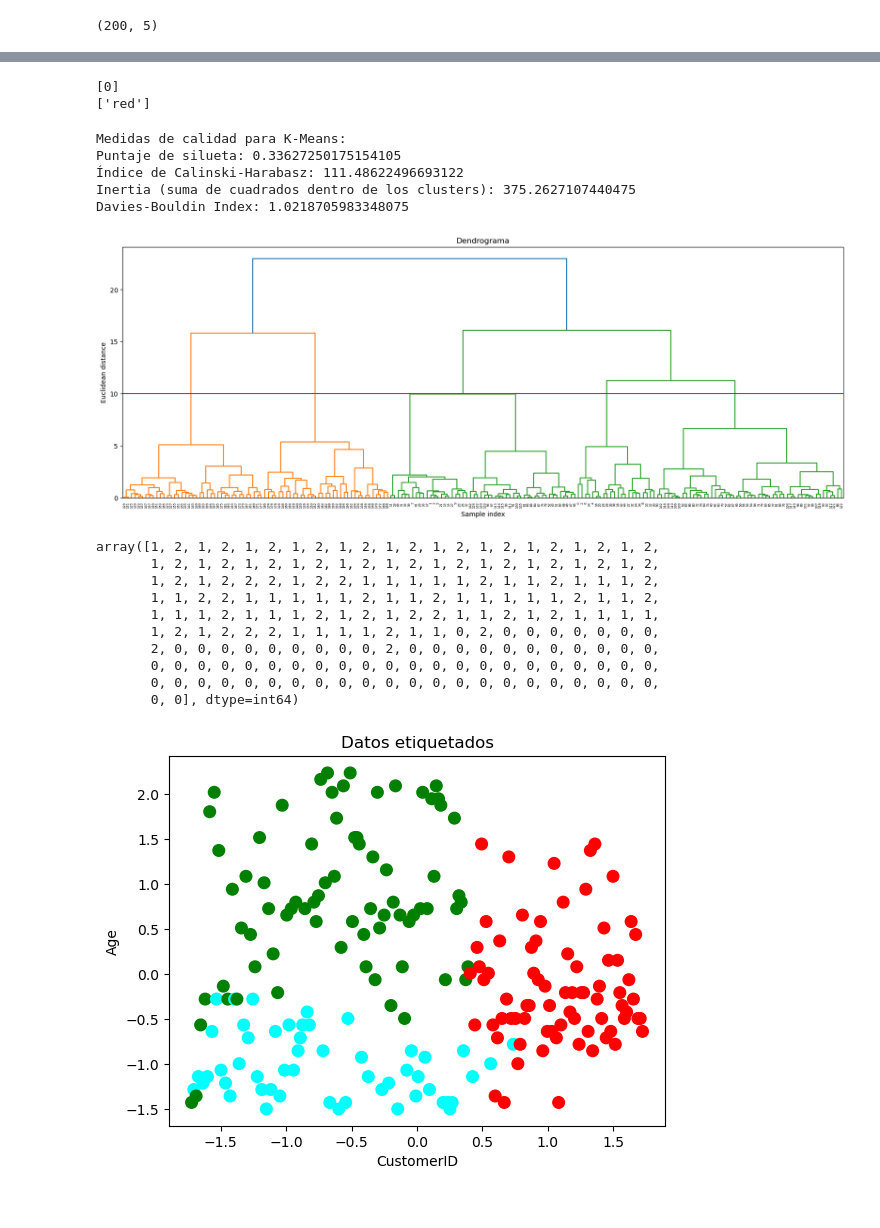
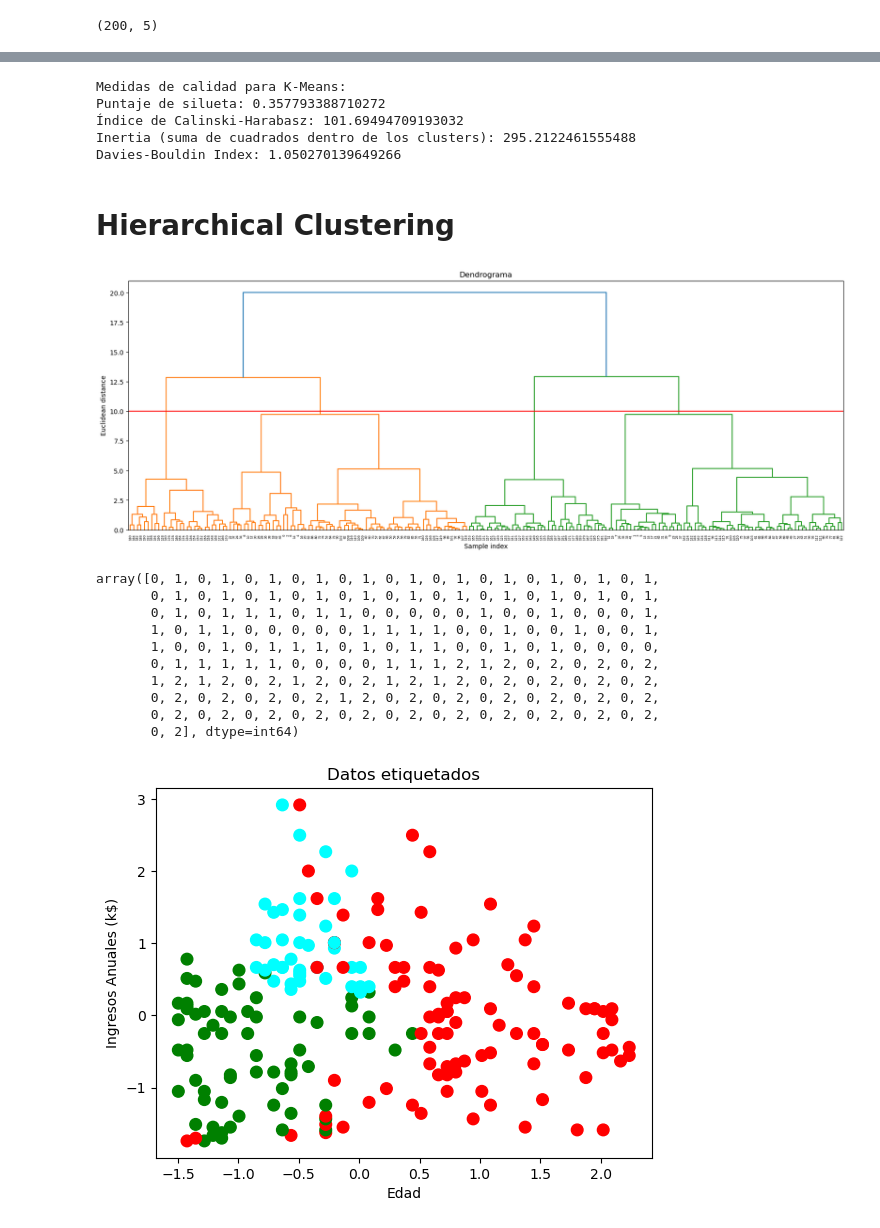
Before and after one commit to AnalisisDeDatosGrupo-202016908-5/An-lisis-de-Datos, a Jupyter notebook: Algoritmo_no_Supervisado_2.ipynb, the cells around one changed output, grey strips where cells are left out. Saved outputs shown, nothing was run; the diff lists cells and outputs as text; code cells hidden in the pictures.

```diff
--- a/Algoritmo_no_Supervisado_2.ipynb
+++ b/Algoritmo_no_Supervisado_2.ipynb
@@ -29,4 +36,5 @@ dataset.shape
 # %% [output]
 (200, 5)
 # %%
-data=dataset.drop(['Gender'], axis=1)
+#Eliminamos las columnas Genero y ClienteID
+data=dataset.drop(['CustomerID','Gender'], axis=1)
@@ -33 +54,3 @@ data=dataset.drop(['Gender'], axis=1)
+# %%
+data = data.rename(columns={'Age':'Edad','Annual Income (k$)':'Ingresos Anuales (k$)','Spending Score (1-100)':'Puntuación de Gastos (1-100)'})
 # %%
@@ -133,5 +155,5 @@ plt.show()
 # %%
-kmeans = KMeans(n_clusters=3).fit(X)
+kmeans = KMeans(n_clusters=5).fit(X)
 centroids = kmeans.cluster_centers_
 centroids
 # %% [output]
@@ -183,14 +207,3 @@ plt.show()
-# %%
-X_new = scaler.fit_transform(np.array([[5.4,3.3,1.2,0.25]]))
-new_label = kmeans.predict(X_new)
-color=[]
-for row in new_label:
-    color.append(colores[row])
-print(new_label)
-print(color)
-# %% [output]
-[0]
-['red']
 # %%
 # Calcular medidas de calidad para K-Means
 print("Medidas de calidad para K-Means:")
@@ -200,7 +213,7 @@ print("Inertia (suma de cuadrados dentro de los clusters):", kmeans.inertia_)
 print("Davies-Bouldin Index:", metrics.davies_bouldin_score(X, labels))
 # %% [output]
 Medidas de calidad para K-Means:
-Puntaje de silueta: 0.33627250175154105
-Índice de Calinski-Harabasz: 111.48622496693122
-Inertia (suma de cuadrados dentro de los clusters): 375.2627107440475
-Davies-Bouldin Index: 1.0218705983348075
+Puntaje de silueta: 0.357793388710272
+Índice de Calinski-Harabasz: 101.69494709193032
+Inertia (suma de cuadrados dentro de los clusters): 295.2122461555488
+Davies-Bouldin Index: 1.050270139649266
@@ -209,3 +220,5 @@ Davies-Bouldin Index: 1.0218705983348075
+# %% [markdown]
+# Hierarchical Clustering
 # %%
 ward_clustering = linkage(X, method="ward", metric="euclidean")
 plt.figure(figsize=(20, 7))
@@ -216,22 +229,22 @@ plt.xlabel('Sample index')
 plt.ylabel('Euclidean distance')
 plt.show()
 # %% [output]
-[figure, old version]
+[figure, new version]
 # %%
 hier_clustering = AgglomerativeClustering(n_clusters=3)
 labels_hier = hier_clustering.fit_predict(X)
 labels_hier
 # %% [output]
-array([1, 2, 1, 2, 1, 2, 1, 2, 1, 2, 1, 2, 1, 2, 1, 2, 1, 2, 1, 2, 1, 2,
-       1, 2, 1, 2, 1, 2, 1, 2, 1, 2, 1, 2, 1, 2, 1, 2, 1, 2, 1, 2, 1, 2,
-       1, 2, 1, 2, 2, 2, 1, 2, 2, 1, 1, 1, 1, 1, 2, 1, 1, 2, 1, 1, 1, 2,
-       1, 1, 2, 2, 1, 1, 1, 1, 1, 2, 1, 1, 2, 1, 1, 1, 1, 1, 2, 1, 1, 2,
-       1, 1, 1, 2, 1, 1, 1, 2, 1, 2, 1, 2, 2, 1, 1, 2, 1, 2, 1, 1, 1, 1,
-       1, 2, 1, 2, 2, 2, 1, 1, 1, 1, 2, 1, 1, 0, 2, 0, 0, 0, 0, 0, 0, 0,
-       2, 0, 0, 0, 0, 0, 0, 0, 0, 0, 2, 0, 0, 0, 0, 0, 0, 0, 0, 0, 0, 0,
-       0, 0, 0, 0, 0, 0, 0, 0, 0, 0, 0, 0, 0, 0, 0, 0, 0, 0, 0, 0, 0, 0,
-       0, 0, 0, 0, 0, 0, 0, 0, 0, 0, 0, 0, 0, 0, 0, 0, 0, 0, 0, 0, 0, 0,
-       0, 0], dtype=int64)
+array([0, 1, 0, 1, 0, 1, 0, 1, 0, 1, 0, 1, 0, 1, 0, 1, 0, 1, 0, 1, 0, 1,
+       0, 1, 0, 1, 0, 1, 0, 1, 0, 1, 0, 1, 0, 1, 0, 1, 0, 1, 0, 1, 0, 1,
+       0, 1, 0, 1, 1, 1, 0, 1, 1, 0, 0, 0, 0, 0, 1, 0, 0, 1, 0, 0, 0, 1,
+       1, 0, 1, 1, 0, 0, 0, 0, 0, 1, 1, 1, 1, 0, 0, 1, 0, 0, 1, 0, 0, 1,
+       1, 0, 0, 1, 0, 1, 1, 1, 0, 1, 0, 1, 1, 0, 0, 1, 0, 1, 0, 0, 0, 0,
+       0, 1, 1, 1, 1, 1, 0, 0, 0, 0, 1, 1, 1, 2, 1, 2, 0, 2, 0, 2, 0, 2,
+       1, 2, 1, 2, 0, 2, 1, 2, 0, 2, 1, 2, 1, 2, 0, 2, 0, 2, 0, 2, 0, 2,
+       0, 2, 0, 2, 0, 2, 0, 2, 1, 2, 0, 2, 0, 2, 0, 2, 0, 2, 0, 2, 0, 2,
+       0, 2, 0, 2, 0, 2, 0, 2, 0, 2, 0, 2, 0, 2, 0, 2, 0, 2, 0, 2, 0, 2,
+       0, 2], dtype=int64)
 # %%
 # Obtenemos las etiquetas de cada punto de nuestros datos
 labels = labels_hier
@@ -240,15 +253,15 @@ asignar=[]
 for row in labels:
     asignar.append(colores[row])
 # %%
-f1 = X['CustomerID'].values
-f2 = X['Age'].values
+f1 = X['Edad'].values
+f2 = X['Ingresos Anuales (k$)'].values
 plt.scatter(f1, f2, c=asignar, s=70)
 plt.title('Datos etiquetados')
-plt.xlabel('CustomerID')
-plt.ylabel('Age')
+plt.xlabel('Edad')
+plt.ylabel('Ingresos Anuales (k$)')
 plt.show()
 # %% [output]
-[figure, old version]
+[figure, new version]
 # %%
 def plot_dendrogram(model, **kwargs):
     '''
```
Also changed, not shown: parts of 27 cells of this notebook.
